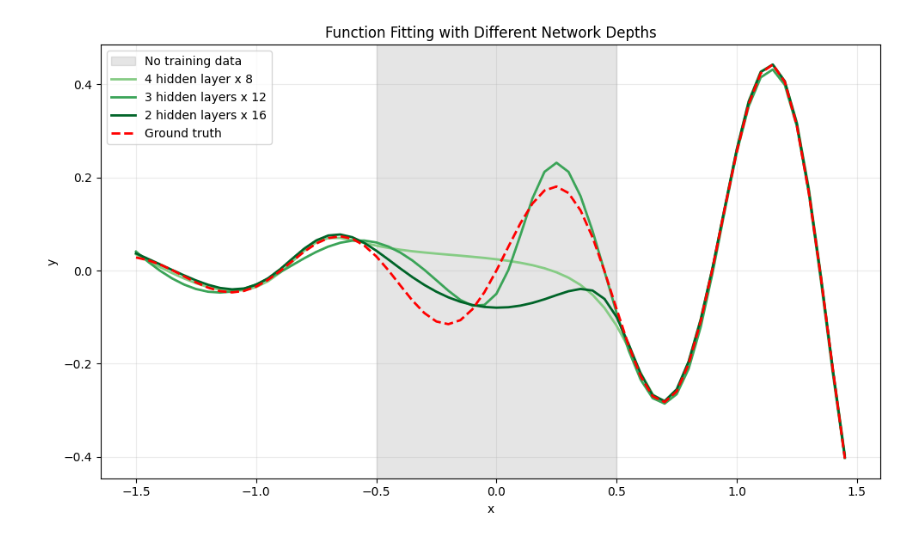
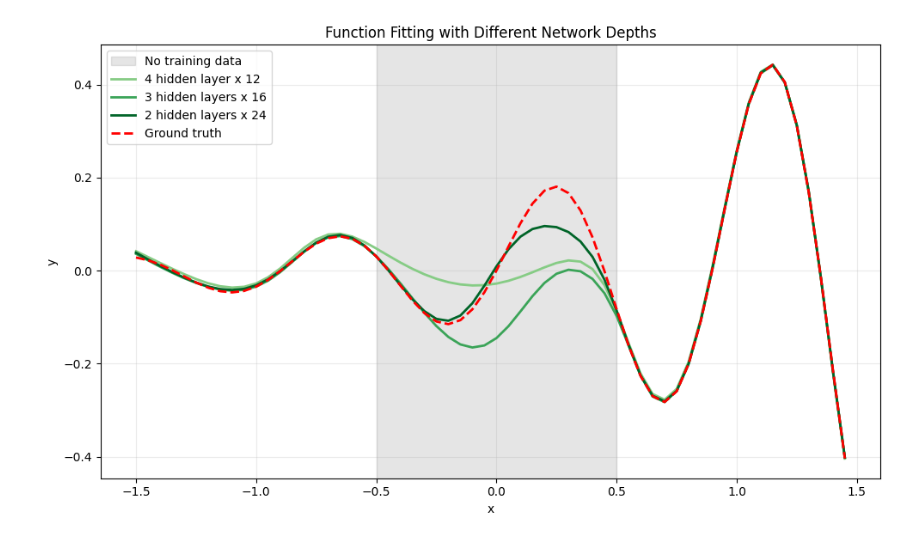
Before and after one commit to ziomek681/MLphys_2026, a Jupyter notebook: 1_Preliminary_problems_neural_network_fundamentals/Function_fitting.ipynb, the cells around one changed output. Cells and saved outputs as stored; diff of their text form; code cells hidden in the pictures.

```diff
--- a/1_Preliminary_problems_neural_network_fundamentals/Function_fitting.ipynb
+++ b/1_Preliminary_problems_neural_network_fundamentals/Function_fitting.ipynb
@@ -157,15 +157,15 @@ def Create_dataset_with_gap(gap=(-0.5, 0.5)):
 
 X_train, Y_train = Create_dataset_with_gap()
 
-model_1_16 = MLP(input_size=1, hidden_sizes=[8, 8, 8, 8], output_size=1)
+model_1_16 = MLP(input_size=1, hidden_sizes=[12, 12, 12, 12], output_size=1)
 loss_1_16, model_1_16 = TrainModel(20000, model_1_16, X_train, Y_train, 1e-3, X, Y, True)
 Y_pred_1_16 = TestModel(model_1_16, X, Y, 0)
 
-model_2_16 = MLP(input_size=1, hidden_sizes=[12,12,12], output_size=1)
+model_2_16 = MLP(input_size=1, hidden_sizes=[16,16,16], output_size=1)
 loss_2_16, model_2_16 = TrainModel(20000, model_2_16, X_train, Y_train, 1e-3,X, Y, True)
 Y_pred_2_16 = TestModel(model_2_16, X, Y, 0)
 
-model_3_16 = MLP(input_size=1, hidden_sizes=[16, 16], output_size=1)
+model_3_16 = MLP(input_size=1, hidden_sizes=[24, 24], output_size=1)
 loss_3_16, model_3_16 = TrainModel(20000, model_3_16, X_train, Y_train, 1e-3, X, Y, True)
 Y_pred_3_16 = TestModel(model_3_16, X, Y, 0)
 # %% [output]
@@ -184,33 +184,33 @@ Best epoch = 19872
 # %%
 
 plt.figure(figsize=(10, 6))
 
 # Obszar bez danych treningowych
 plt.axvspan(
     -0.5, 0.5,
     color="gray",
     alpha=0.2,
     label="No training data",
     zorder=0,
 )
 
 # Im głębsza sieć, tym ciemniejsza zieleń
 plt.plot(X, Y_pred_1_16, color=plt.cm.Greens(0.45),
-         linewidth=2, label="4 hidden layer x 8")
+         linewidth=2, label="4 hidden layer x 12")
 plt.plot(X, Y_pred_2_16, color=plt.cm.Greens(0.65),
-         linewidth=2, label="3 hidden layers x 12")
+         linewidth=2, label="3 hidden layers x 16")
 plt.plot(X, Y_pred_3_16, color=plt.cm.Greens(0.9),
-         linewidth=2, label="2 hidden layers x 16")
+         linewidth=2, label="2 hidden layers x 24")
 
 plt.plot(X, Y, color="red", linestyle="--",
          linewidth=2, label="Ground truth", zorder=5)
 
 plt.title("Function Fitting with Different Network Depths")
 plt.xlabel("x")
 plt.ylabel("y")
 plt.grid(alpha=0.25)
 plt.legend()
 plt.tight_layout()
 plt.show()
 # %% [output]
-[figure, old version]
+[figure, new version]
```
Also changed, not shown: parts of 2 cells of this notebook, 1 other file.
